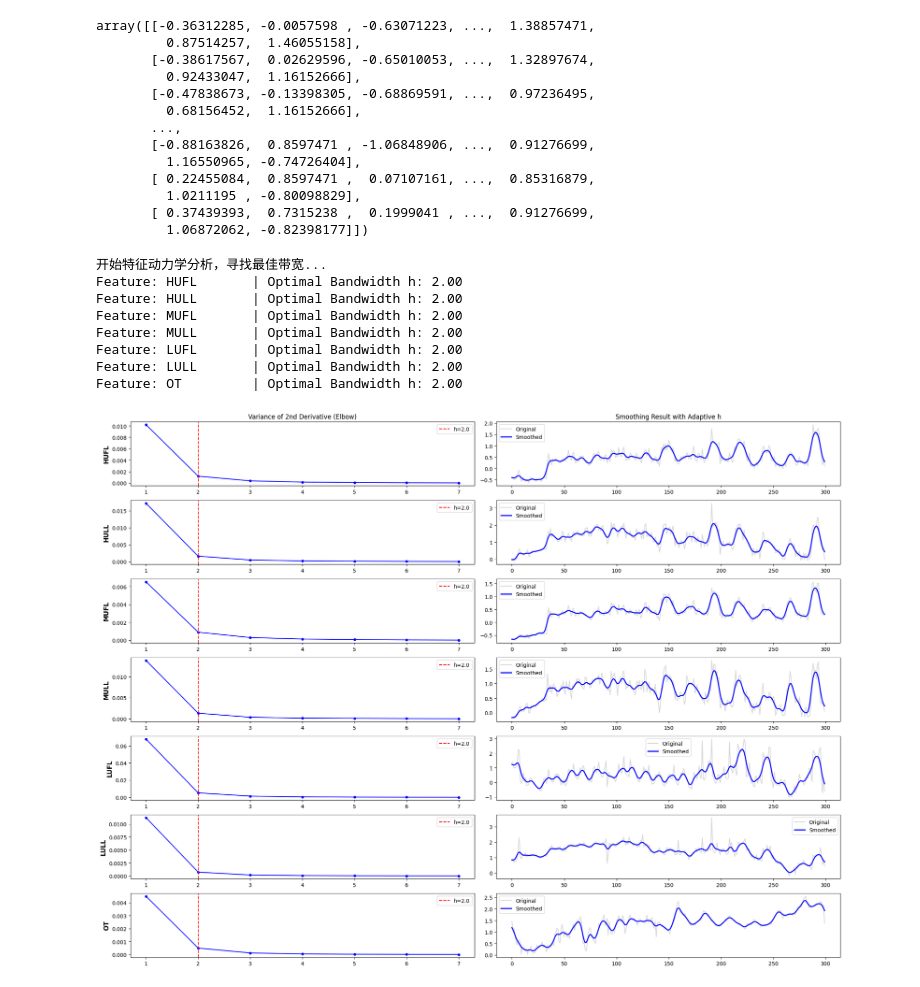
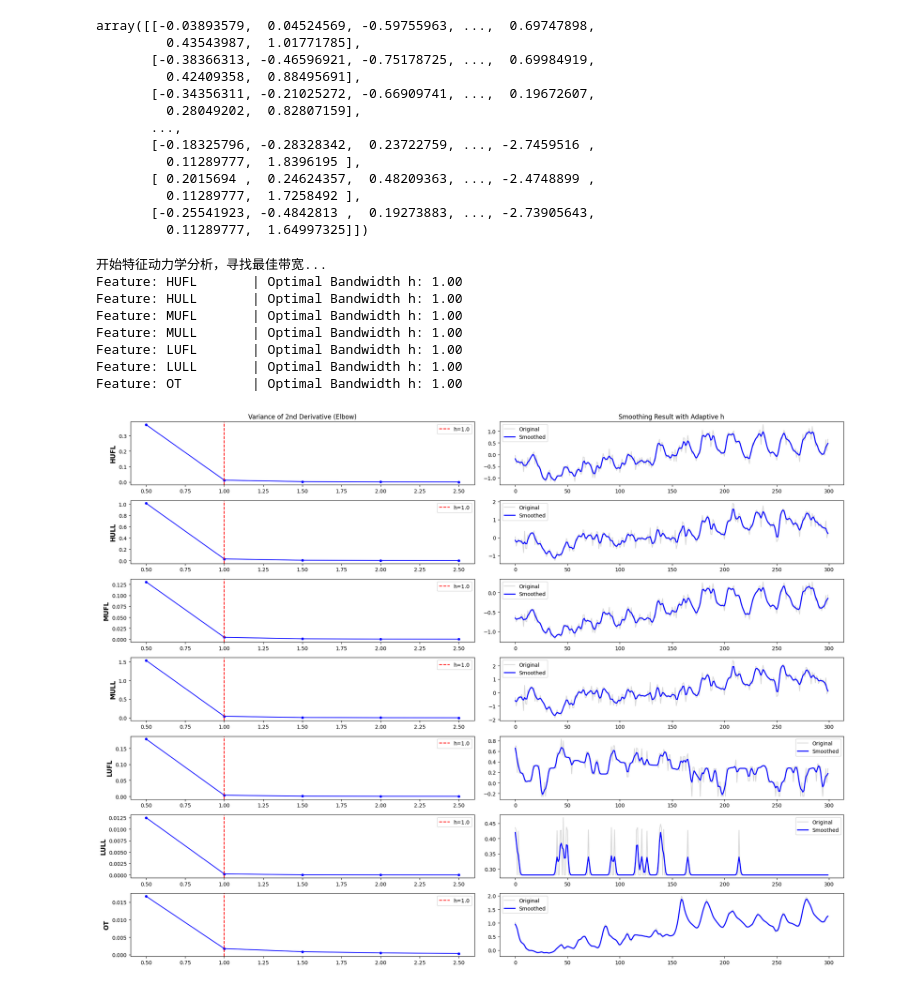
Before and after one commit to ChongERxhc/Time-Series-Library, a Jupyter notebook: 0notebook/宽带.ipynb, the cells around one changed output. Cells and saved outputs as stored; diff of their text form; code cells hidden in the pictures.

```diff
--- a/0notebook/宽带.ipynb
+++ b/0notebook/宽带.ipynb
@@ -4,7 +4,7 @@ import numpy as np
 from sklearn.preprocessing import StandardScaler
 
 # 1. 加载数据
-filepath = "/data/nishome/xuhaochen/Time-Series-Library/dataset/ETT-small/ETTh1.csv"
+filepath = "/data/nishome/xuhaochen/Time-Series-Library/dataset/ETT-small/ETTh2.csv"
 df_raw = pd.read_csv(filepath)
 
 # 2. 设置与原始类一致的参数 (假设是多变量任务 'M')
@@ -33,19 +33,19 @@ data = scaler.transform(df_data.values)
 
 data
 # %% [output]
-array([[-0.36312285, -0.0057598 , -0.63071223, ...,  1.38857471,
-         0.87514257,  1.46055158],
-       [-0.38617567,  0.02629596, -0.65010053, ...,  1.32897674,
-         0.92433047,  1.16152666],
-       [-0.47838673, -0.13398305, -0.68869591, ...,  0.97236495,
-         0.68156452,  1.16152666],
+array([[-0.03893579,  0.04524569, -0.59755963, ...,  0.69747898,
+         0.43543987,  1.01771785],
+       [-0.38366313, -0.46596921, -0.75178725, ...,  0.69984919,
+         0.42409358,  0.88495691],
+       [-0.34356311, -0.21025272, -0.66909741, ...,  0.19672607,
+         0.28049202,  0.82807159],
        ...,
-       [-0.88163826,  0.8597471 , -1.06848906, ...,  0.91276699,
-         1.16550965, -0.74726404],
-       [ 0.22455084,  0.8597471 ,  0.07107161, ...,  0.85316879,
-         1.0211195 , -0.80098829],
-       [ 0.37439393,  0.7315238 ,  0.1999041 , ...,  0.91276699,
-         1.06872062, -0.82398177]])
+       [-0.18325796, -0.28328342,  0.23722759, ..., -2.7459516 ,
+         0.11289777,  1.8396195 ],
+       [ 0.2015694 ,  0.24624357,  0.48209363, ..., -2.4748899 ,
+         0.11289777,  1.7258492 ],
+       [-0.25541923, -0.4842813 ,  0.19273883, ..., -2.73905643,
+         0.11289777,  1.64997325]])
 # %%
 import numpy as np
 import matplotlib.pyplot as plt
@@ -115,7 +115,7 @@ def find_optimal_h_via_elbow(feature_data, h_range):
 # ---------------------------------------------------------
 # 这里的 data 是你之前代码里 scaler.transform 后的 (8640+, 7) 数组
 column_names = df_data.columns
-h_candidates = np.linspace(1, 7, 7)
+h_candidates = [0.5,1,1.5,2,2.5]
 optimal_hs = {}
 
 print("开始特征动力学分析，寻找最佳带宽...")
@@ -124,38 +124,38 @@ plt.figure(figsize=(20, 15))
 
 for i, col in enumerate(column_names):
     feature_series = data[train_start:train_end, i]
 
     # 执行自动化带宽搜索
     best_h, vars_list = find_optimal_h_via_elbow(feature_series, h_candidates)
     optimal_hs[col] = best_h
     print(f"Feature: {col:10s} | Optimal Bandwidth h: {best_h:.2f}")
 
     # 可视化 1: 肘部曲线
     plt.subplot(7, 2, 2*i + 1)
     plt.plot(h_candidates, vars_list, 'b-o', markersize=4)
     plt.axvline(best_h, color='red', linestyle='--', label=f'h={best_h:.1f}')
     if i == 0: plt.title("Variance of 2nd Derivative (Elbow)")
     plt.ylabel(col, fontsize=12, fontweight='bold')
     plt.legend()
 
     # 可视化 2: 平滑效果展示 (局部前 300 点)
     plt.subplot(7, 2, 2*i + 2)
     sample_view = feature_series[:300]
     s_curve, _ = get_gaussian_derivatives(sample_view, best_h)
     plt.plot(sample_view, color='gray', alpha=0.3, label='Original')
     plt.plot(s_curve, color='blue', linewidth=2, label='Smoothed')
     if i == 0: plt.title("Smoothing Result with Adaptive h")
     plt.legend()
 
 plt.tight_layout()
 plt.show()
 # %% [output]
 开始特征动力学分析，寻找最佳带宽...
-Feature: HUFL       | Optimal Bandwidth h: 2.00
-Feature: HULL       | Optimal Bandwidth h: 2.00
-Feature: MUFL       | Optimal Bandwidth h: 2.00
-Feature: MULL       | Optimal Bandwidth h: 2.00
-Feature: LUFL       | Optimal Bandwidth h: 2.00
-Feature: LULL       | Optimal Bandwidth h: 2.00
-Feature: OT         | Optimal Bandwidth h: 2.00
+Feature: HUFL       | Optimal Bandwidth h: 1.00
+Feature: HULL       | Optimal Bandwidth h: 1.00
+Feature: MUFL       | Optimal Bandwidth h: 1.00
+Feature: MULL       | Optimal Bandwidth h: 1.00
+Feature: LUFL       | Optimal Bandwidth h: 1.00
+Feature: LULL       | Optimal Bandwidth h: 1.00
+Feature: OT         | Optimal Bandwidth h: 1.00
-[figure, old version]
+[figure, new version]
```
Also changed, not shown: 8 other files.
